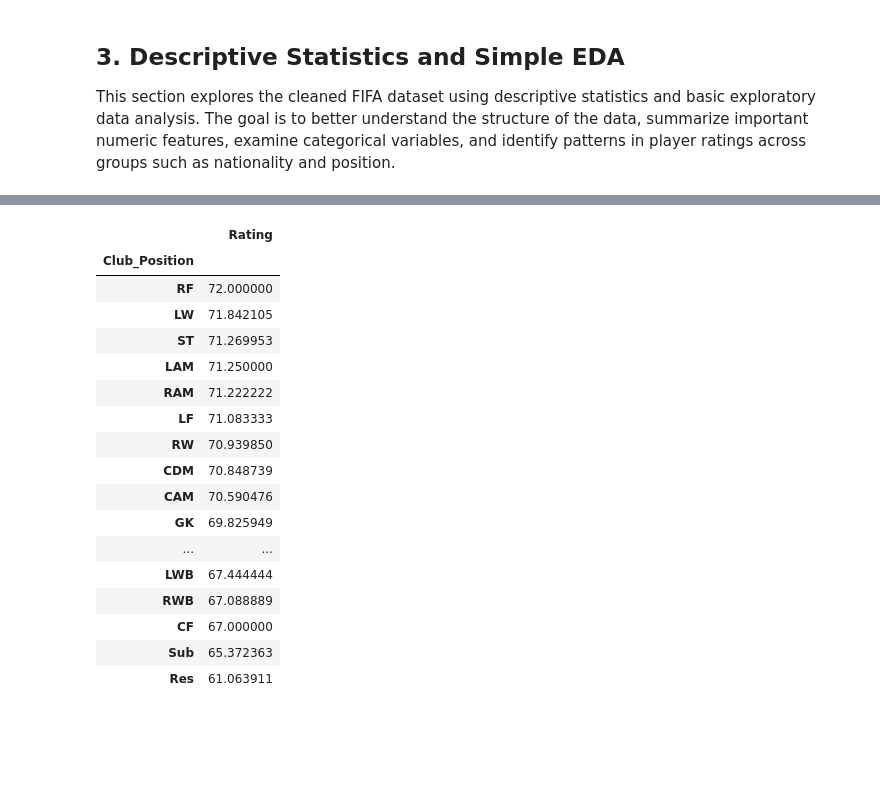
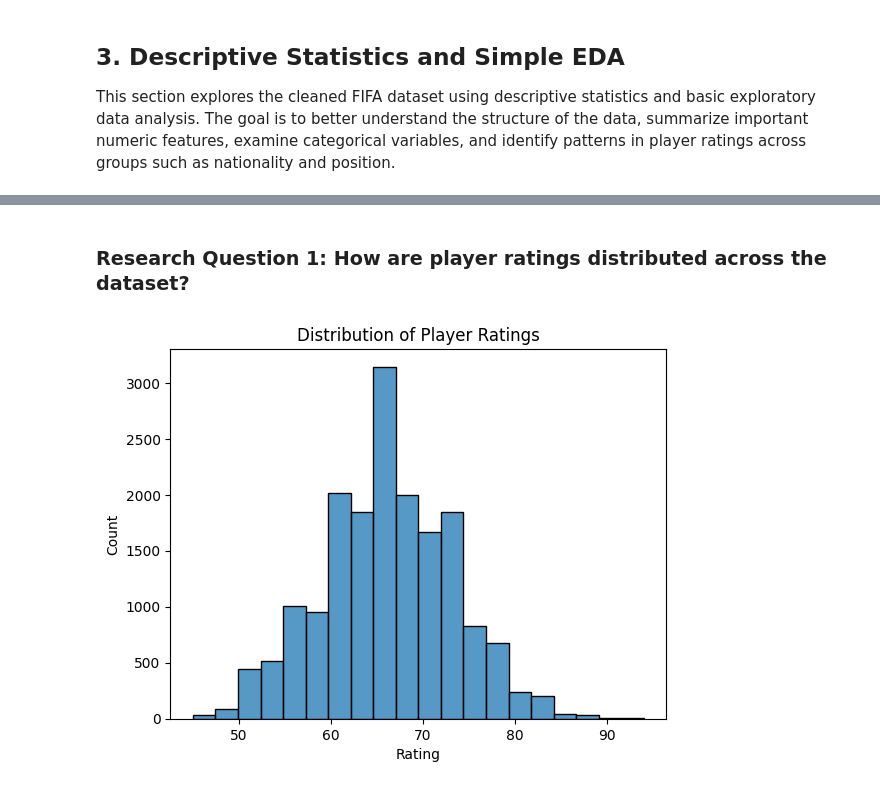
Before and after one commit to AbigailUhl/Group-24-Python-Projects, a Jupyter notebook: analysis.ipynb, the cells around one changed output, grey strips where cells are left out. Drawn from its saved outputs; the diff is of its cells as text; code cells hidden in the pictures; blank space fills up the shorter version.

```diff
--- a/analysis.ipynb
+++ b/analysis.ipynb
@@ -516,29 +372,13 @@ Name: Rating, dtype: float64
-# %%
-# Pivot table: average rating by position
-pivot_rating_position = pd.pivot_table(
-    df,
-    values='Rating',
-    index='Club_Position',
-    aggfunc='mean'
-)
-
-pivot_rating_position.sort_values(by='Rating', ascending=False)
-# %% [output]
-|  | Rating |
-| Club_Position |  |
-| RF | 72.000000 |
-| LW | 71.842105 |
-| ST | 71.269953 |
-| LAM | 71.250000 |
-| RAM | 71.222222 |
-| LF | 71.083333 |
-| RW | 70.939850 |
-| CDM | 70.848739 |
-| CAM | 70.590476 |
-| GK | 69.825949 |
-| ... | ... |
-| LWB | 67.444444 |
-| RWB | 67.088889 |
-| CF | 67.000000 |
-| Sub | 65.372363 |
-| Res | 61.063911 |
+# %% [markdown]
+### Research Question 1: How are player ratings distributed across the dataset?
+# %%
+plt.figure()
+sns.histplot(df['Rating'], bins=20)
+
+plt.title("Distribution of Player Ratings")
+plt.xlabel("Rating")
+plt.ylabel("Count")
+
+plt.show()
+# %% [output]
+[figure, added]
```
Also changed, not shown: parts of 15 cells of this notebook, 3 other files.
